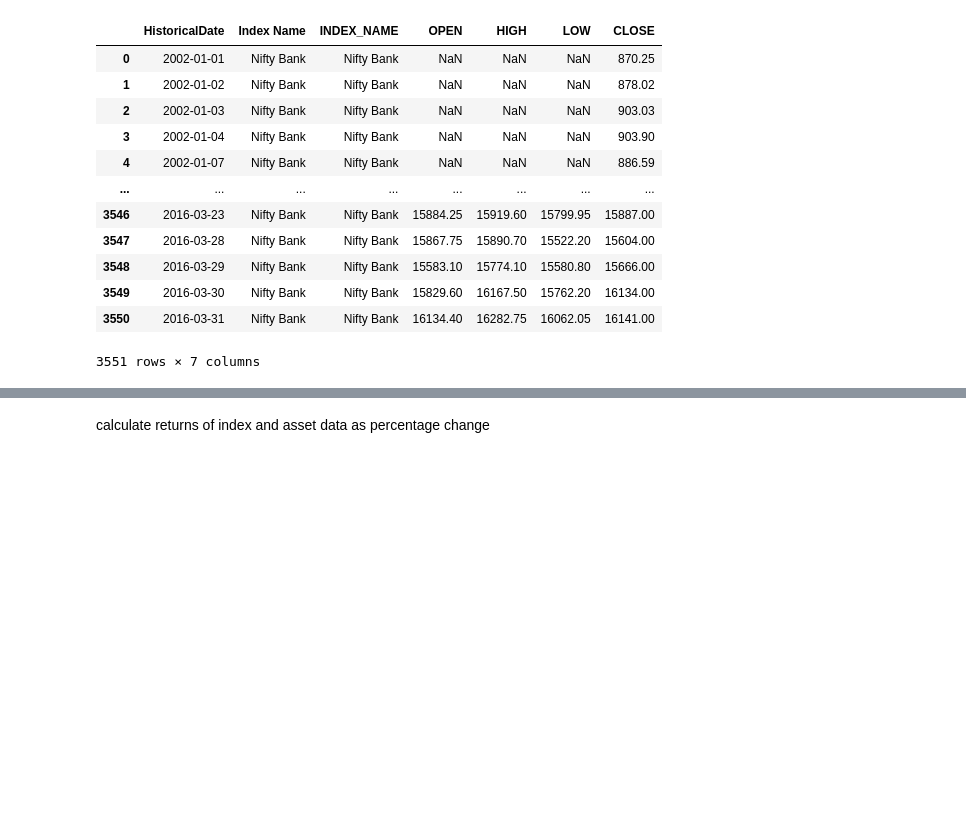
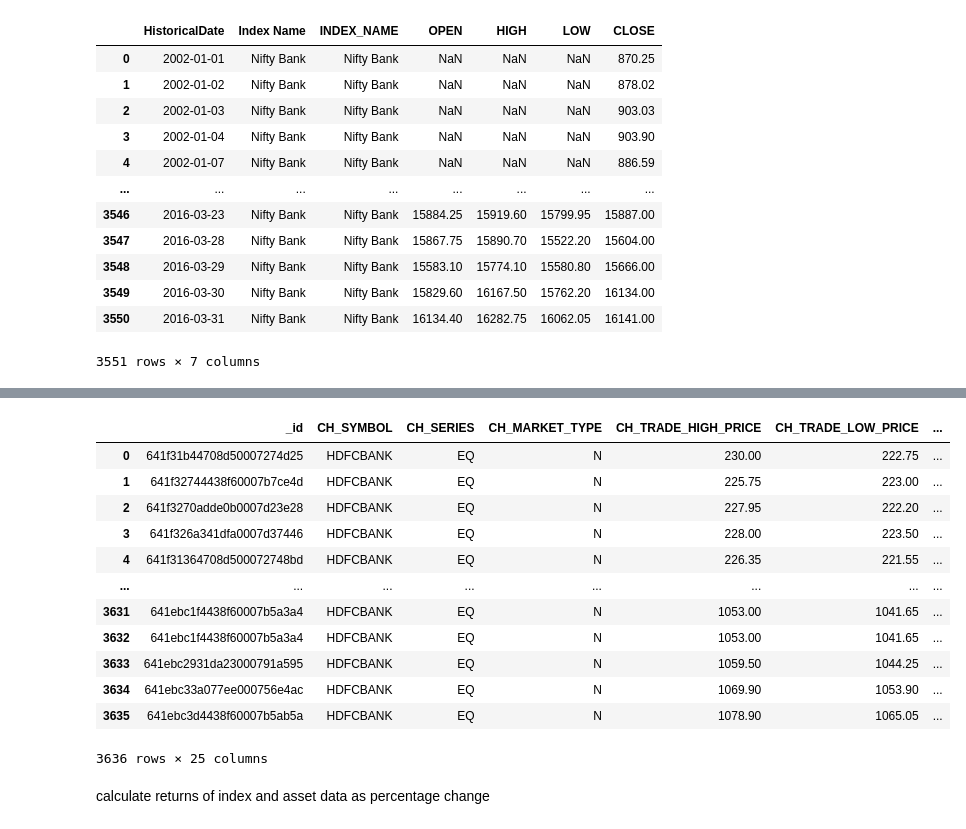
Before and after one commit to ayushavi1/Options-Pricing, a Jupyter notebook: european_options.ipynb, the cells around one changed output, grey strips where cells are left out. Drawn from its saved outputs; the diff is of its cells as text; code cells hidden in the pictures; blank space fills up the shorter version.

```diff
--- a/european_options.ipynb
+++ b/european_options.ipynb
@@ -41,3 +57,19 @@ index_data
+# %%
+data_old
+# %% [output]
+|  | _id | CH_SYMBOL | CH_SERIES | CH_MARKET_TYPE | CH_TRADE_HIGH_PRICE | CH_TRADE_LOW_PRICE | ... |
+| 0 | 641f31b44708d50007274d25 | HDFCBANK | EQ | N | 230.00 | 222.75 | ... |
+| 1 | 641f32744438f60007b7ce4d | HDFCBANK | EQ | N | 225.75 | 223.00 | ... |
+| 2 | 641f3270adde0b0007d23e28 | HDFCBANK | EQ | N | 227.95 | 222.20 | ... |
+| 3 | 641f326a341dfa0007d37446 | HDFCBANK | EQ | N | 228.00 | 223.50 | ... |
+| 4 | 641f31364708d500072748bd | HDFCBANK | EQ | N | 226.35 | 221.55 | ... |
+| ... | ... | ... | ... | ... | ... | ... | ... |
+| 3631 | 641ebc1f4438f60007b5a3a4 | HDFCBANK | EQ | N | 1053.00 | 1041.65 | ... |
+| 3632 | 641ebc1f4438f60007b5a3a4 | HDFCBANK | EQ | N | 1053.00 | 1041.65 | ... |
+| 3633 | 641ebc2931da23000791a595 | HDFCBANK | EQ | N | 1059.50 | 1044.25 | ... |
+| 3634 | 641ebc33a077ee000756e4ac | HDFCBANK | EQ | N | 1069.90 | 1053.90 | ... |
+| 3635 | 641ebc3d4438f60007b5ab5a | HDFCBANK | EQ | N | 1078.90 | 1065.05 | ... |
+3636 rows × 25 columns
 # %% [markdown]
 calculate returns of index and asset data as percentage change
 # %%
```
Also changed, not shown: parts of 7 cells of this notebook, 1 other file.
